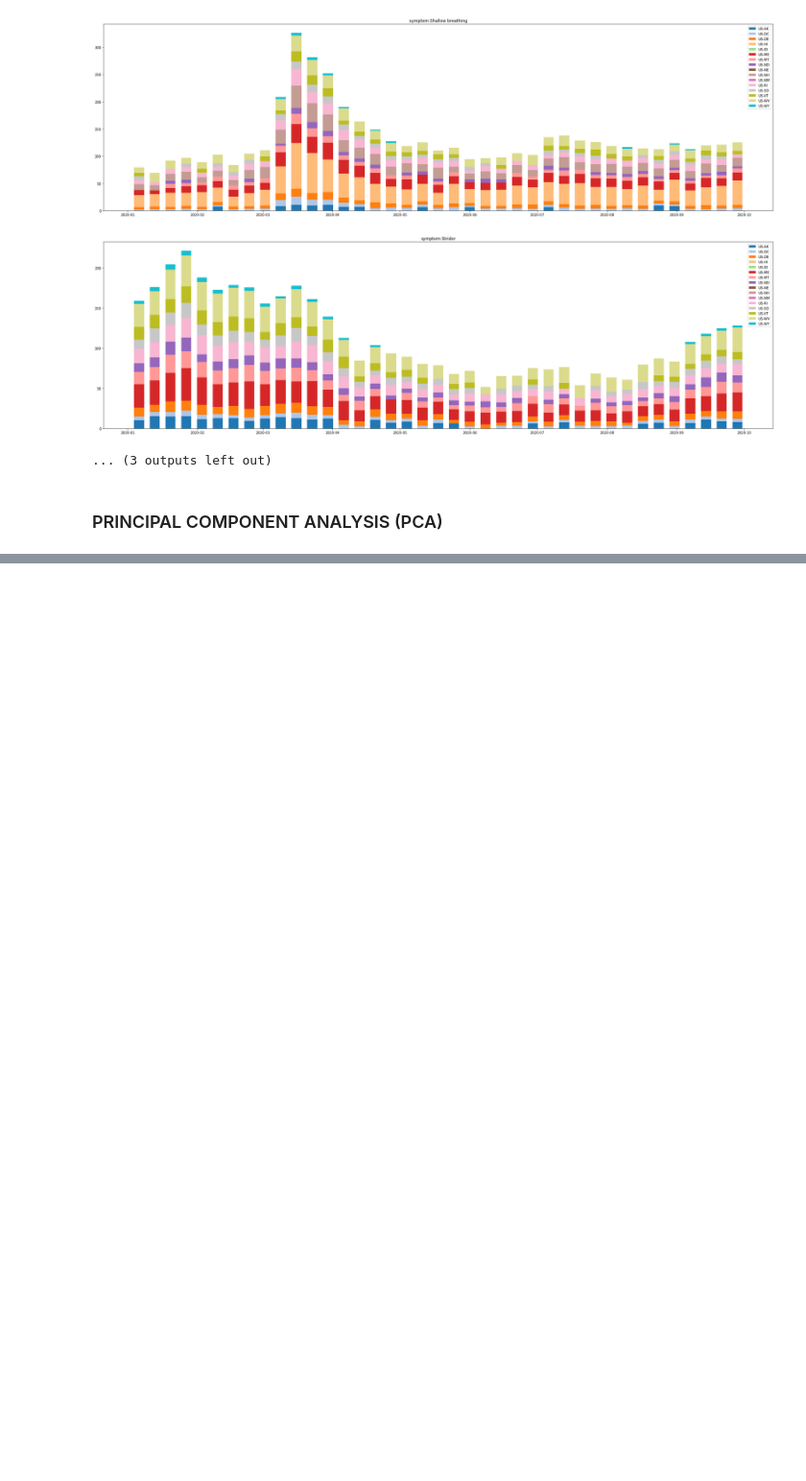
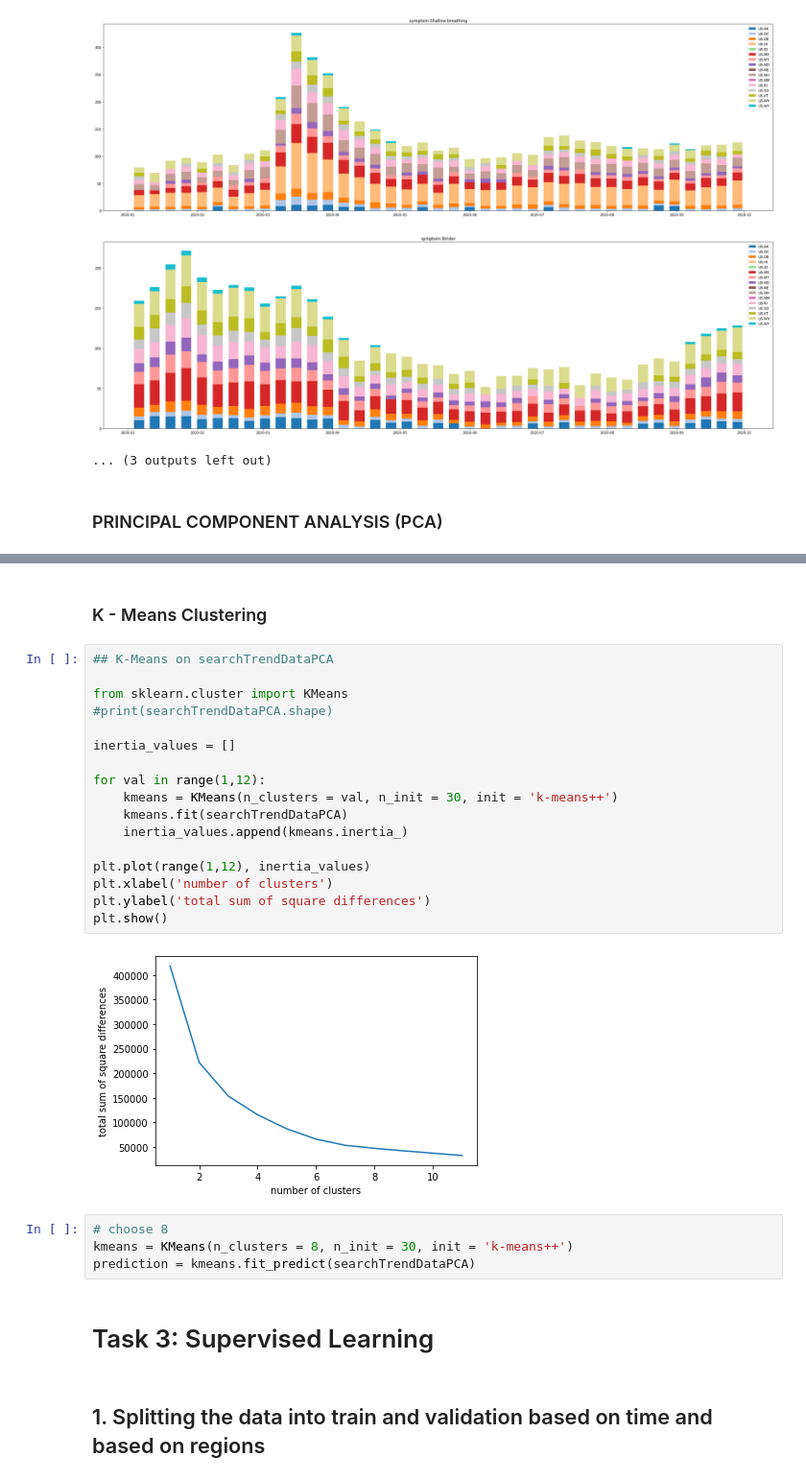
Before and after one commit to lfy05/Covid-19-Search-Trend-ML, a Jupyter notebook: Assignment1.ipynb, the cells around one changed output, grey strips where cells are left out. Shown at 96% size. Cells and saved outputs as stored; diff of their text form; blank space fills up the shorter version.

Commit message:
finished task 2

```diff
--- a/Assignment1.ipynb
+++ b/Assignment1.ipynb
@@ -289,0 +326,29 @@ KNN
+# %% [markdown]
+### K - Means Clustering
+# %%
+## K-Means on searchTrendDataPCA
+
+from sklearn.cluster import KMeans
+#print(searchTrendDataPCA.shape)
+
+inertia_values = []
+
+for val in range(1,12):
+    kmeans = KMeans(n_clusters = val, n_init = 30, init = 'k-means++')
+    kmeans.fit(searchTrendDataPCA)
+    inertia_values.append(kmeans.inertia_)
+
+plt.plot(range(1,12), inertia_values)
+plt.xlabel('number of clusters')
+plt.ylabel('total sum of square differences')
+plt.show()
+# %% [output]
+[figure, added]
+# %%
+# choose 8
+kmeans = KMeans(n_clusters = 8, n_init = 30, init = 'k-means++')
+prediction = kmeans.fit_predict(searchTrendDataPCA)
+# %% [markdown]
+# Task 3: Supervised Learning
+# %% [markdown]
+## 1. Splitting the data into train and validation based on time and based on regions
```
Also changed, not shown: parts of 6 cells of this notebook.
